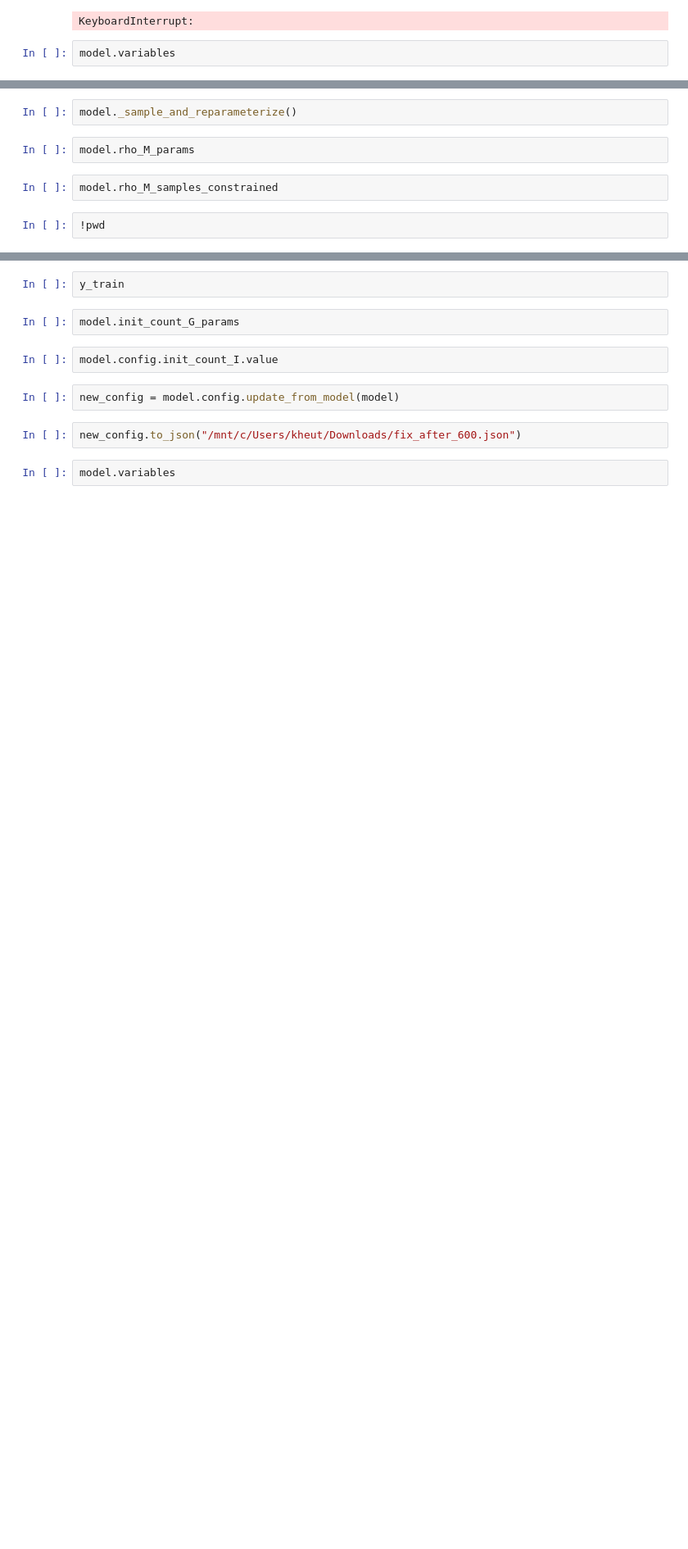
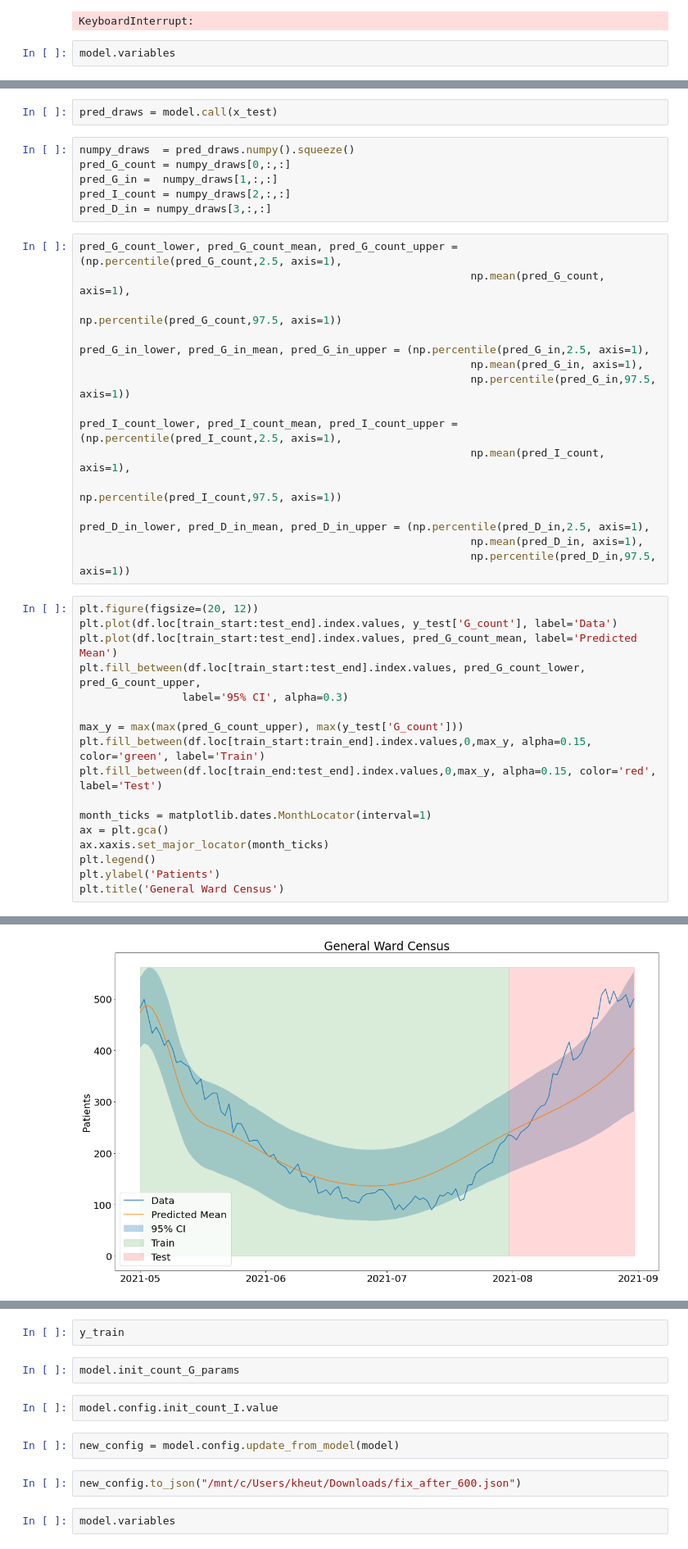
Before and after one commit to tufts-ml/covid19-forecasting, a Jupyter notebook: tf_model_1p5/Development Notebooks/Model from config.ipynb, the cells around one changed output, grey strips where cells are left out. Shown at 82% size. Saved outputs shown, nothing was run; the diff lists cells and outputs as text; blank space fills up the shorter version.

```diff
--- a/tf_model_1p5/Development Notebooks/Model from config.ipynb
+++ b/tf_model_1p5/Development Notebooks/Model from config.ipynb
@@ -223,8 +229,42 @@ Text(0.5, 1.0, 'Death Influx')
 # %%
-model._sample_and_reparameterize()
+pred_draws = model.call(x_test)
 # %%
-model.rho_M_params
+numpy_draws  = pred_draws.numpy().squeeze()
+pred_G_count = numpy_draws[0,:,:]
+pred_G_in =  numpy_draws[1,:,:]
+pred_I_count = numpy_draws[2,:,:]
+pred_D_in = numpy_draws[3,:,:]
 # %%
-model.rho_M_samples_constrained
+pred_G_count_lower, pred_G_count_mean, pred_G_count_upper = (np.percentile(pred_G_count,2.5, axis=1),
+                                                             np.mean(pred_G_count, axis=1),
+                                                             np.percentile(pred_G_count,97.5, axis=1))
+
+pred_G_in_lower, pred_G_in_mean, pred_G_in_upper = (np.percentile(pred_G_in,2.5, axis=1),
+                                                             np.mean(pred_G_in, axis=1),
+                                                             np.percentile(pred_G_in,97.5, axis=1))
+
+pred_I_count_lower, pred_I_count_mean, pred_I_count_upper = (np.percentile(pred_I_count,2.5, axis=1),
+                                                             np.mean(pred_I_count, axis=1),
+                                                             np.percentile(pred_I_count,97.5, axis=1))
+
+pred_D_in_lower, pred_D_in_mean, pred_D_in_upper = (np.percentile(pred_D_in,2.5, axis=1),
+                                                             np.mean(pred_D_in, axis=1),
+                                                             np.percentile(pred_D_in,97.5, axis=1))
 # %%
-!pwd
+plt.figure(figsize=(20, 12))
+plt.plot(df.loc[train_start:test_end].index.values, y_test['G_count'], label='Data')
+plt.plot(df.loc[train_start:test_end].index.values, pred_G_count_mean, label='Predicted Mean')
+plt.fill_between(df.loc[train_start:test_end].index.values, pred_G_count_lower, pred_G_count_upper,
+                label='95% CI', alpha=0.3)
+
+max_y = max(max(pred_G_count_upper), max(y_test['G_count']))
+plt.fill_between(df.loc[train_start:train_end].index.values,0,max_y, alpha=0.15, color='green', label='Train')
+plt.fill_between(df.loc[train_end:test_end].index.values,0,max_y, alpha=0.15, color='red', label='Test')
+
+month_ticks = matplotlib.dates.MonthLocator(interval=1)
+ax = plt.gca()
+ax.xaxis.set_major_locator(month_ticks)
+plt.legend()
+plt.ylabel('Patients')
+plt.title('General Ward Census')
+# %% [output]
@@ -230,0 +272 @@ model.rho_M_samples_constrained
+[figure, added]
```
Also changed, not shown: parts of 19 cells of this notebook, 3 other files.
